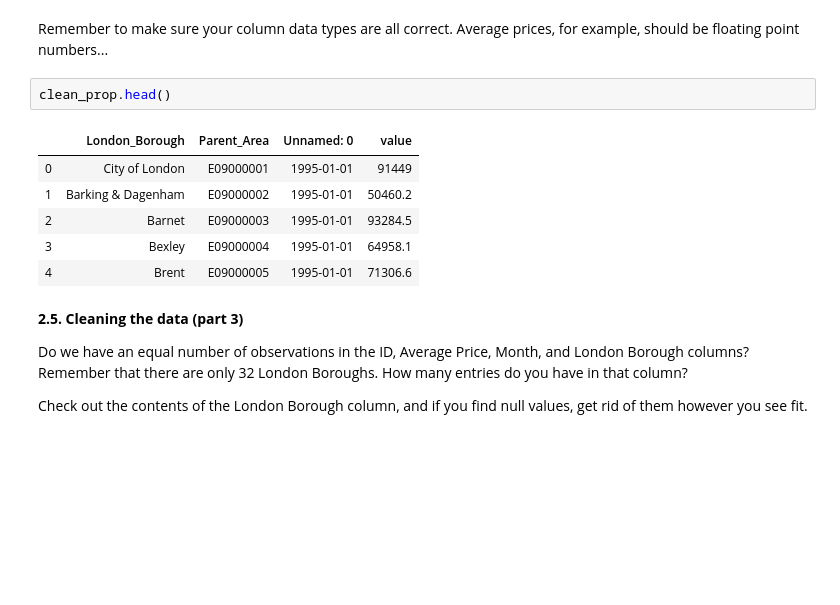
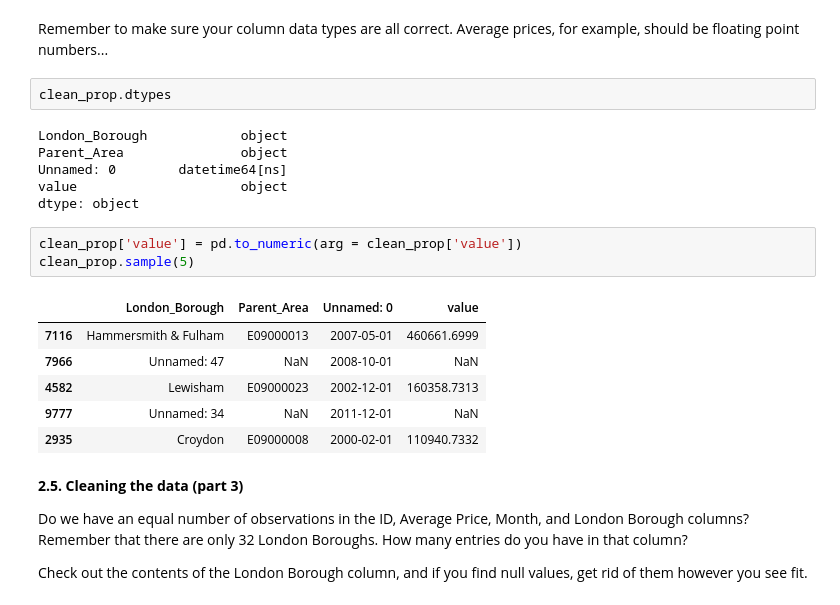
Before and after one commit to RavinderRai/London_Housing_Case_Study, a Jupyter notebook: London_Housing_Case_Study.ipynb, the cells around one changed output. Drawn from its saved outputs; the diff is of its cells as text; blank space fills up the shorter version.

```diff
--- a/London_Housing_Case_Study.ipynb
+++ b/London_Housing_Case_Study.ipynb
@@ -199,14 +207,23 @@ clean_prop = pd.melt(new_prop, id_vars = ['London_Borough', 'Parent_Area'])
 # %% [markdown]
 Remember to make sure your column data types are all correct. Average prices, for example, should be floating point numbers...
 # %%
-clean_prop.head()
+clean_prop.dtypes
 # %% [output]
-|  | London_Borough | Parent_Area | Unnamed: 0 | value |
-| 0 | City of London | E09000001 | 1995-01-01 | 91449 |
-| 1 | Barking & Dagenham | E09000002 | 1995-01-01 | 50460.2 |
-| 2 | Barnet | E09000003 | 1995-01-01 | 93284.5 |
-| 3 | Bexley | E09000004 | 1995-01-01 | 64958.1 |
-| 4 | Brent | E09000005 | 1995-01-01 | 71306.6 |
+London_Borough            object
+Parent_Area               object
+Unnamed: 0        datetime64[ns]
+value                     object
+dtype: object
+# %%
+clean_prop['value'] = pd.to_numeric(arg = clean_prop['value'])
+clean_prop.sample(5)
+# %% [output]
+|  | London_Borough | Parent_Area | Unnamed: 0 | value |
+| 7116 | Hammersmith & Fulham | E09000013 | 2007-05-01 | 460661.6999 |
+| 7966 | Unnamed: 47 | NaN | 2008-10-01 | NaN |
+| 4582 | Lewisham | E09000023 | 2002-12-01 | 160358.7313 |
+| 9777 | Unnamed: 34 | NaN | 2011-12-01 | NaN |
+| 2935 | Croydon | E09000008 | 2000-02-01 | 110940.7332 |
 # %% [markdown]
 **2.5. Cleaning the data (part 3)**
 
```
Also changed, not shown: parts of 12 cells of this notebook.
